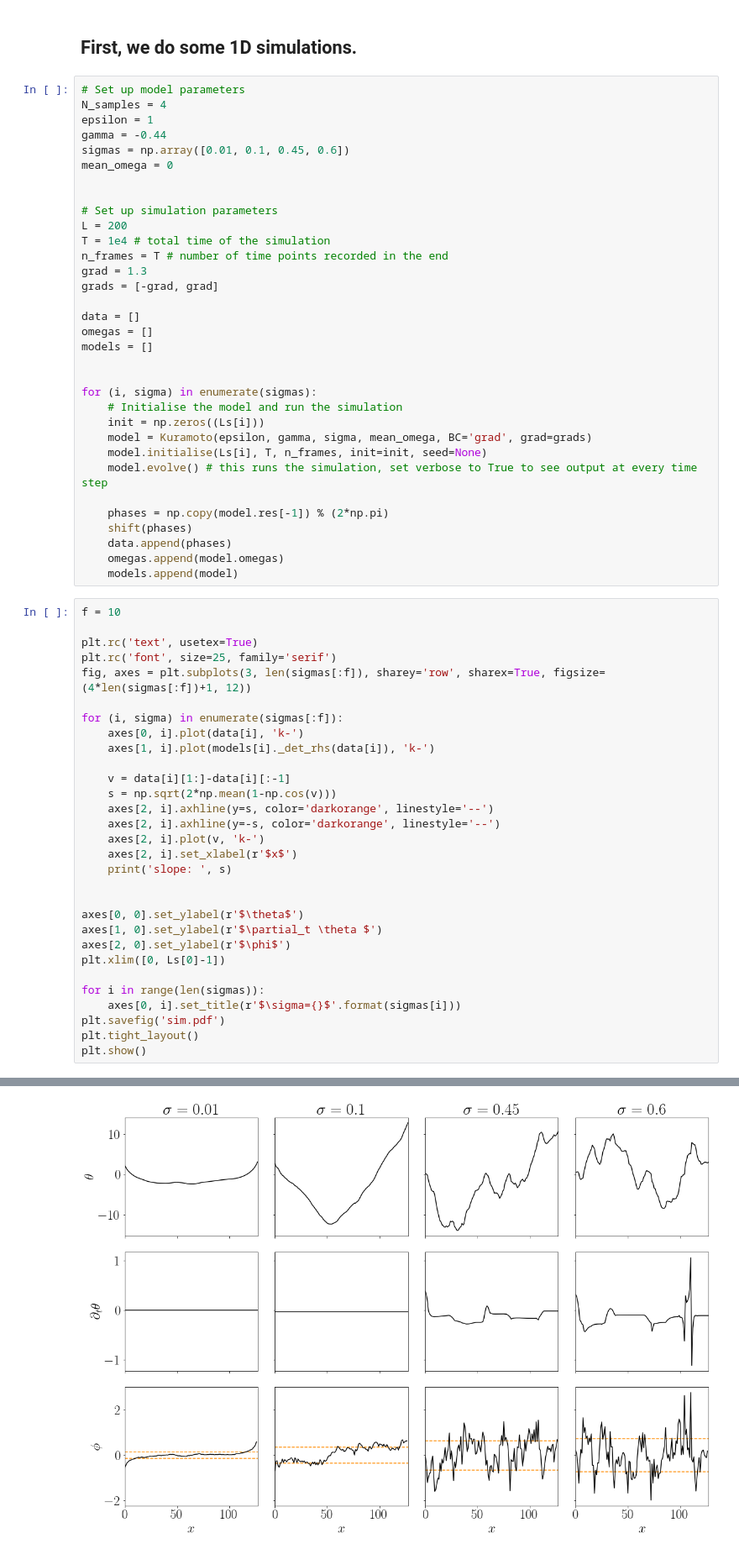
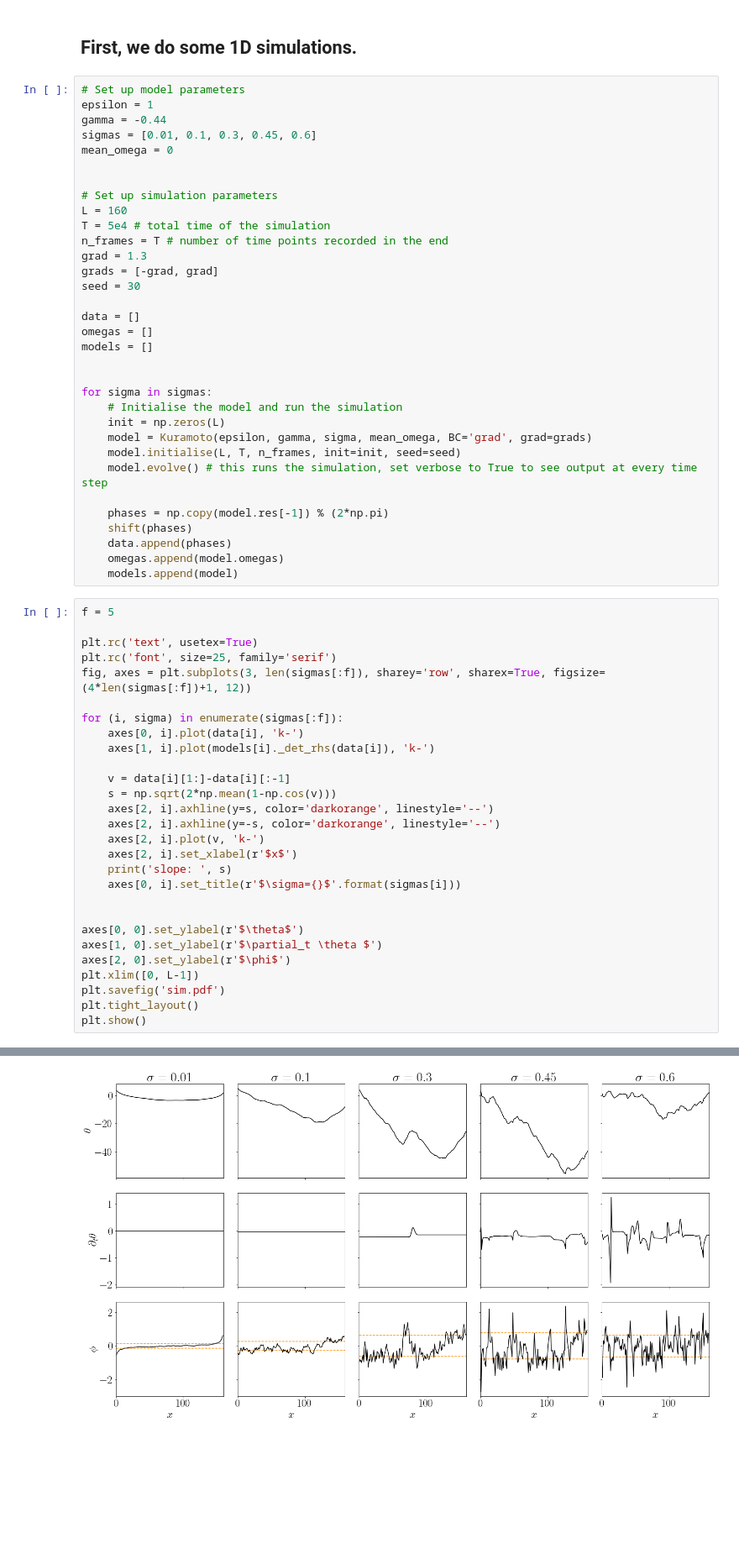
Before and after one commit to Irene-Li/kuramoto, a Jupyter notebook: Kuramoto_showcase.ipynb, the cells around one changed output, grey strips where cells are left out. Shown at 84% size. Cells and saved outputs as stored; diff of their text form; blank space fills up the shorter version.

```diff
--- a/Kuramoto_showcase.ipynb
+++ b/Kuramoto_showcase.ipynb
@@ -11,30 +11,30 @@ from scipy import stats, optimize
 ## First, we do some 1D simulations.
 # %%
 # Set up model parameters
-N_samples = 4
 epsilon = 1
 gamma = -0.44
-sigmas = np.array([0.01, 0.1, 0.45, 0.6])
+sigmas = [0.01, 0.1, 0.3, 0.45, 0.6]
 mean_omega = 0
 
 
 # Set up simulation parameters
-L = 200
-T = 1e4 # total time of the simulation
+L = 160
+T = 5e4 # total time of the simulation
 n_frames = T # number of time points recorded in the end
 grad = 1.3
 grads = [-grad, grad]
+seed = 30
 
 data = []
 omegas = []
 models = []
 
 
-for (i, sigma) in enumerate(sigmas):
+for sigma in sigmas:
     # Initialise the model and run the simulation
-    init = np.zeros((Ls[i]))
+    init = np.zeros(L)
     model = Kuramoto(epsilon, gamma, sigma, mean_omega, BC='grad', grad=grads)
-    model.initialise(Ls[i], T, n_frames, init=init, seed=None)
+    model.initialise(L, T, n_frames, init=init, seed=seed)
     model.evolve() # this runs the simulation, set verbose to True to see output at every time step
 
     phases = np.copy(model.res[-1]) % (2*np.pi)
@@ -43,7 +43,7 @@ for (i, sigma) in enumerate(sigmas):
     omegas.append(model.omegas)
     models.append(model)
 # %%
-f = 10
+f = 5
 
 plt.rc('text', usetex=True)
 plt.rc('font', size=25, family='serif')
@@ -60,15 +60,13 @@ for (i, sigma) in enumerate(sigmas[:f]):
     axes[2, i].plot(v, 'k-')
     axes[2, i].set_xlabel(r'$x$')
     print('slope: ', s)
+    axes[0, i].set_title(r'$\sigma={}$'.format(sigmas[i]))
 
 
 axes[0, 0].set_ylabel(r'$\theta$')
 axes[1, 0].set_ylabel(r'$\partial_t \theta $')
 axes[2, 0].set_ylabel(r'$\phi$')
-plt.xlim([0, Ls[0]-1])
-
-for i in range(len(sigmas)):
-    axes[0, i].set_title(r'$\sigma={}$'.format(sigmas[i]))
+plt.xlim([0, L-1])
 plt.savefig('sim.pdf')
 plt.tight_layout()
 plt.show()
@@ -80 +79 @@ slope:  0.7241297856248906
-[figure, old version]
+[figure, new version]
```
Also changed, not shown: parts of 4 cells of this notebook, 3 other files.
